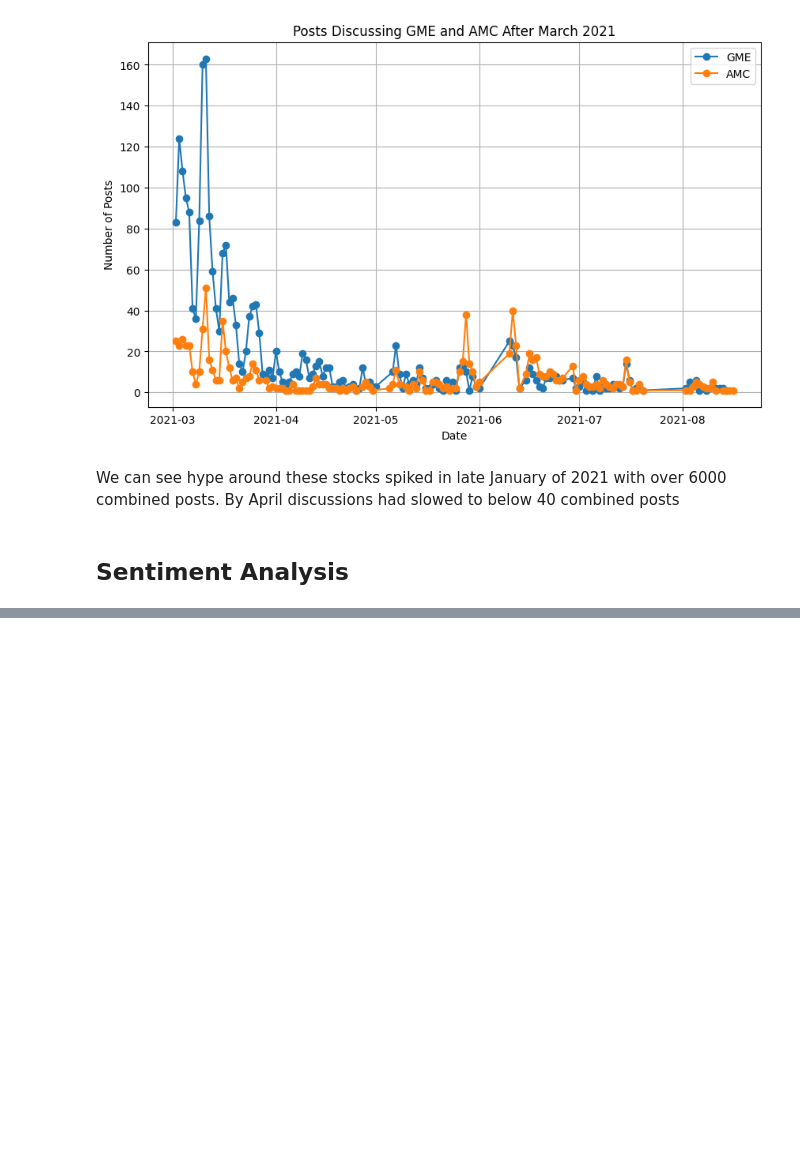
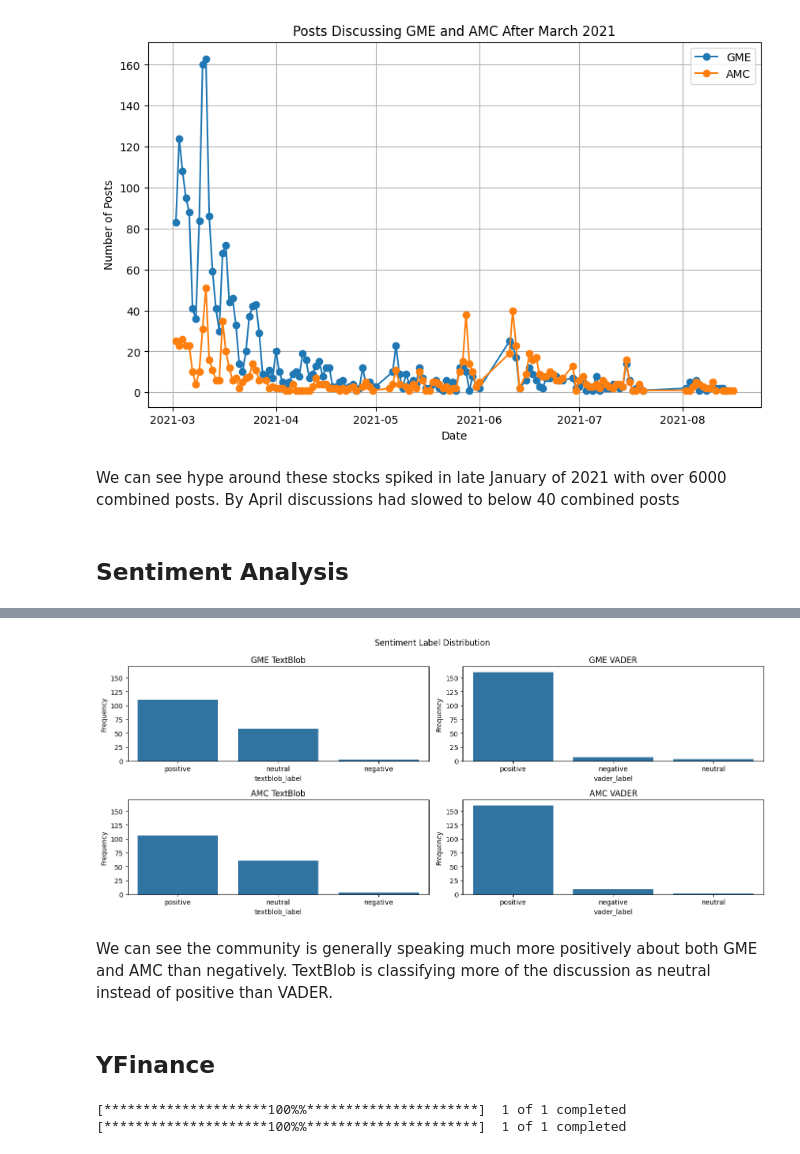
Before and after one commit to The-Dizz/WSB-Sentiment-Analysis, a Jupyter notebook: ML_Project.ipynb, the cells around one changed output, grey strips where cells are left out. Cells and saved outputs as stored; diff of their text form; code cells hidden in the pictures; blank space fills up the shorter version.

```diff
--- a/ML_Project.ipynb
+++ b/ML_Project.ipynb
@@ -317,0 +410,51 @@ def preprocess_text(text):
+# %%
+# Label sentiments
+df_gme = label_sentiment(df_gme)
+df_amc = label_sentiment(df_amc)
+# %%
+# Count plots for sentiment labels
+fig, axes = plt.subplots(nrows=2, ncols=2, figsize=(14, 6))
+
+# GME TextBlob Distribution Plot
+sns.countplot(data=df_gme, x='textblob_label', order=df_gme['textblob_label'].value_counts().index, ax=axes[0, 0])
+axes[0, 0].set_title('GME TextBlob')
+axes[0, 0].set_ylabel('Frequency')
+axes[0, 0].set_ylim(0, 170)  # Set y-axis limits
+
+# GME VADER Distribution Plot
+sns.countplot(data=df_gme, x='vader_label', order=df_gme['vader_label'].value_counts().index, ax=axes[0, 1])
+axes[0, 1].set_title('GME VADER')
+axes[0, 1].set_ylabel('Frequency')
+axes[0, 1].set_ylim(0, 170)
+
+# AMC TextBlob Distribution Plot
+sns.countplot(data=df_amc, x='textblob_label', order=df_amc['textblob_label'].value_counts().index, ax=axes[1, 0])
+axes[1, 0].set_title('AMC TextBlob')
+axes[1, 0].set_ylabel('Frequency')
+axes[1, 0].set_ylim(0, 170)
+
+# AMC VADER Distribution Plot
+sns.countplot(data=df_amc, x='vader_label', order=df_amc['vader_label'].value_counts().index, ax=axes[1, 1])
+axes[1, 1].set_title('AMC VADER')
+axes[1, 1].set_ylabel('Frequency')
+axes[1, 1].set_ylim(0, 170)
+
+plt.suptitle('Sentiment Label Distribution')
+plt.tight_layout()
+plt.show()
+# %% [output]
+[figure, added]
+# %% [markdown]
+We can see the community is generally speaking much more positively about both GME and AMC than negatively. TextBlob is classifying more of the discussion as neutral instead of positive than VADER.
+# %% [markdown]
+## YFinance
+# %%
+# Get stock prices
+amc_data = yf.download('AMC', start='2021-01-28', end='2021-08-14')
+gme_data = yf.download('GME', start='2021-01-28', end='2021-08-14')
+# Choose columns
+amc_data = amc_data[['Open', 'High', 'Low', 'Volume', 'Adj Close']]
+gme_data = gme_data[['Open', 'High', 'Low', 'Volume', 'Adj Close']]
+# %% [output]
+[*********************100%%**********************]  1 of 1 completed
+[*********************100%%**********************]  1 of 1 completed
```
Also changed, not shown: parts of 25 cells of this notebook.
